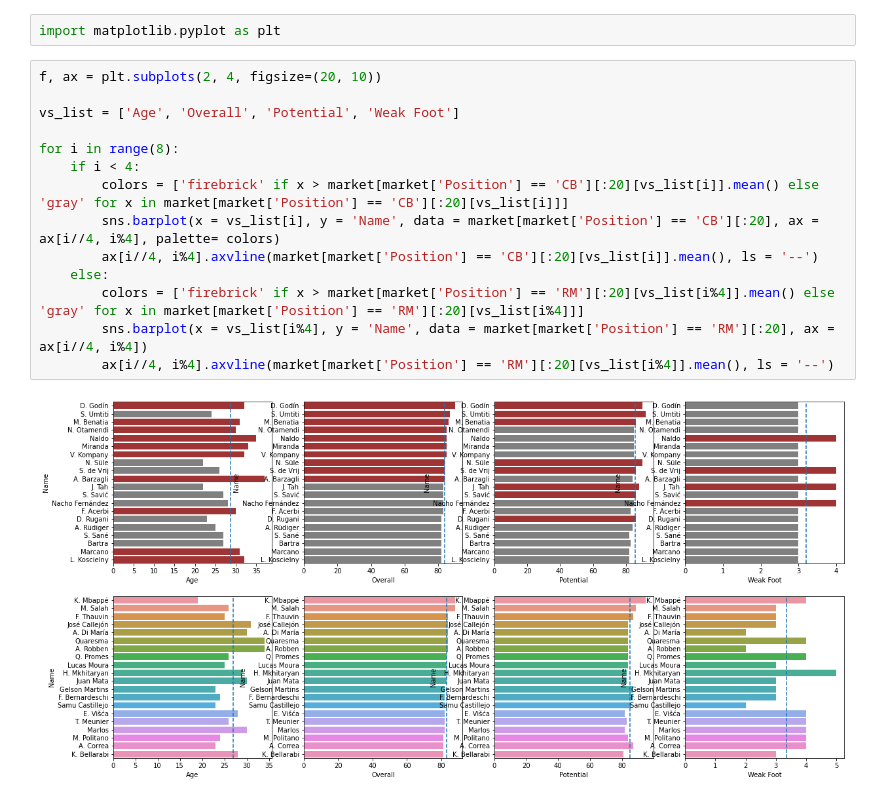
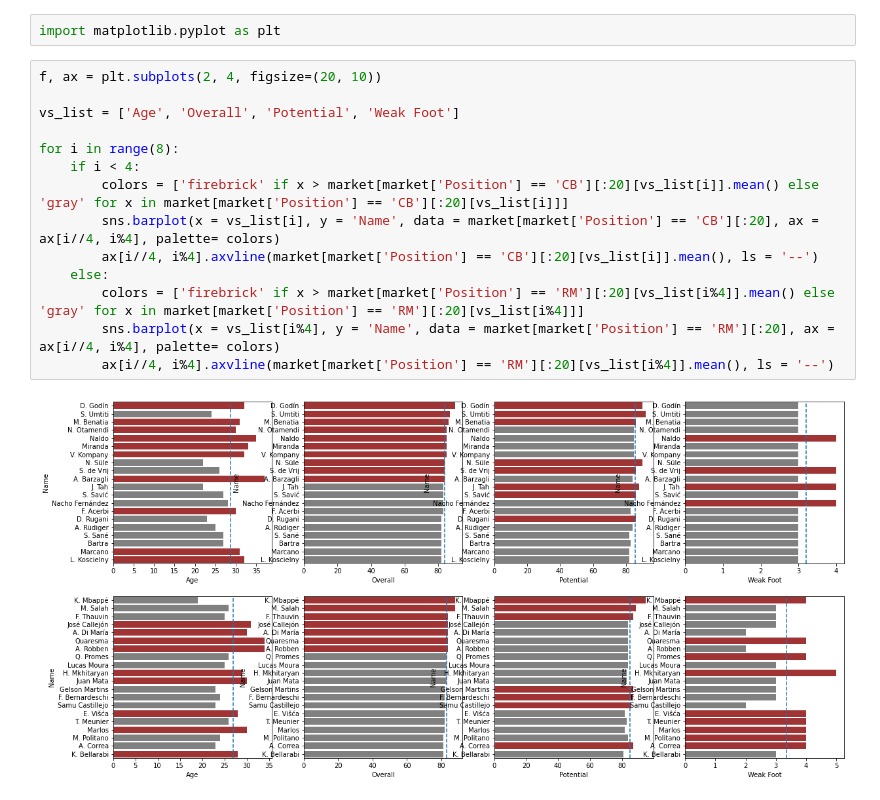
Before and after one commit to mingggkeee/spark-study, a Jupyter notebook: data_analysis/manchster_united.ipynb, the cells around one changed output. Drawn from its saved outputs; the diff is of its cells as text.

```diff
--- a/data_analysis/manchster_united.ipynb
+++ b/data_analysis/manchster_united.ipynb
@@ -395,16 +395,16 @@ import matplotlib.pyplot as plt
 # %%
 f, ax = plt.subplots(2, 4, figsize=(20, 10))
 
 vs_list = ['Age', 'Overall', 'Potential', 'Weak Foot']
 
 for i in range(8):
     if i < 4:
         colors = ['firebrick' if x > market[market['Position'] == 'CB'][:20][vs_list[i]].mean() else 'gray' for x in market[market['Position'] == 'CB'][:20][vs_list[i]]]
         sns.barplot(x = vs_list[i], y = 'Name', data = market[market['Position'] == 'CB'][:20], ax = ax[i//4, i%4], palette= colors)
         ax[i//4, i%4].axvline(market[market['Position'] == 'CB'][:20][vs_list[i]].mean(), ls = '--')
     else:
         colors = ['firebrick' if x > market[market['Position'] == 'RM'][:20][vs_list[i%4]].mean() else 'gray' for x in market[market['Position'] == 'RM'][:20][vs_list[i%4]]]
-        sns.barplot(x = vs_list[i%4], y = 'Name', data = market[market['Position'] == 'RM'][:20], ax = ax[i//4, i%4])
+        sns.barplot(x = vs_list[i%4], y = 'Name', data = market[market['Position'] == 'RM'][:20], ax = ax[i//4, i%4], palette= colors)
         ax[i//4, i%4].axvline(market[market['Position'] == 'RM'][:20][vs_list[i%4]].mean(), ls = '--')
 # %% [output]
-[figure, old version]
+[figure, new version]
```
